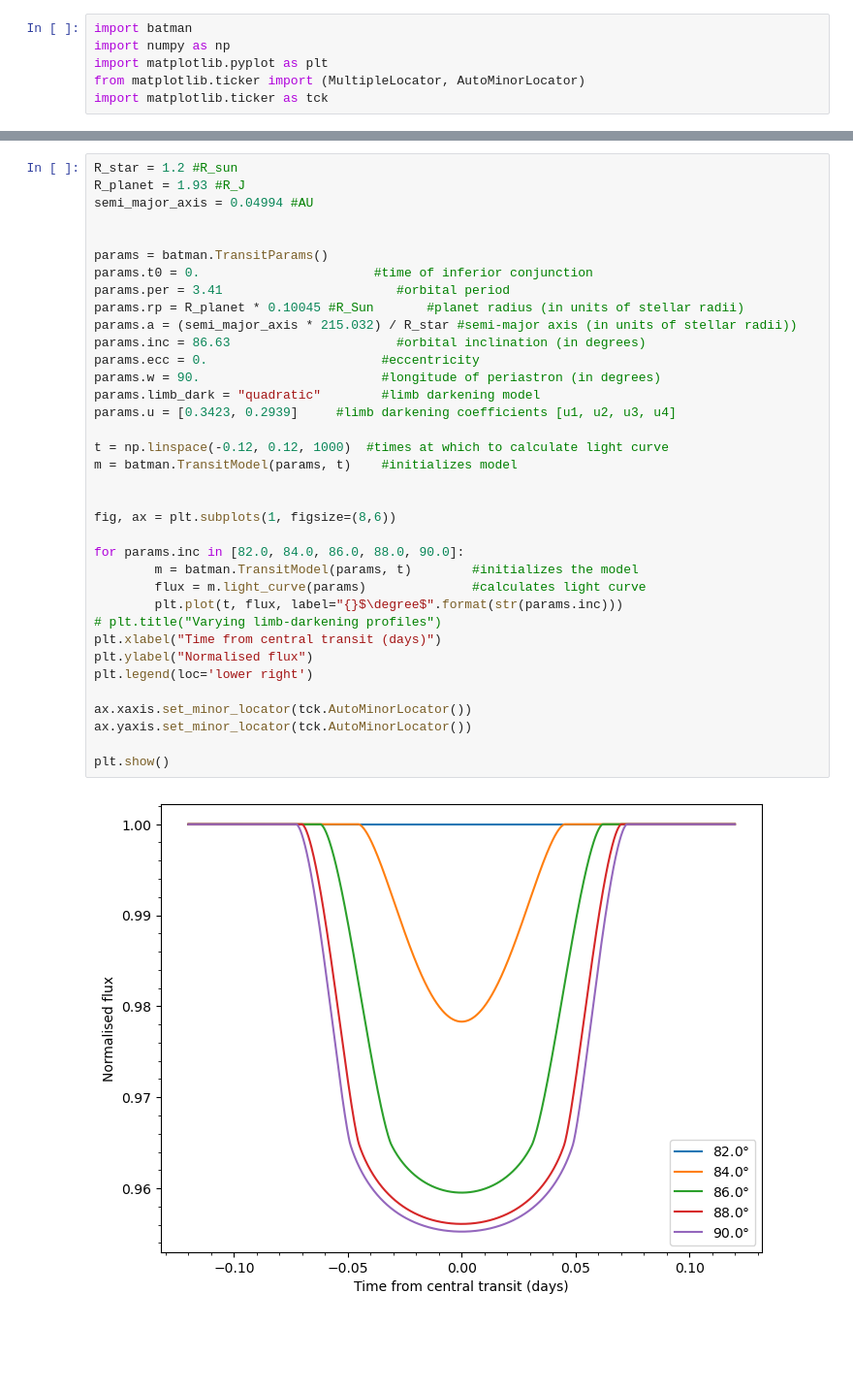
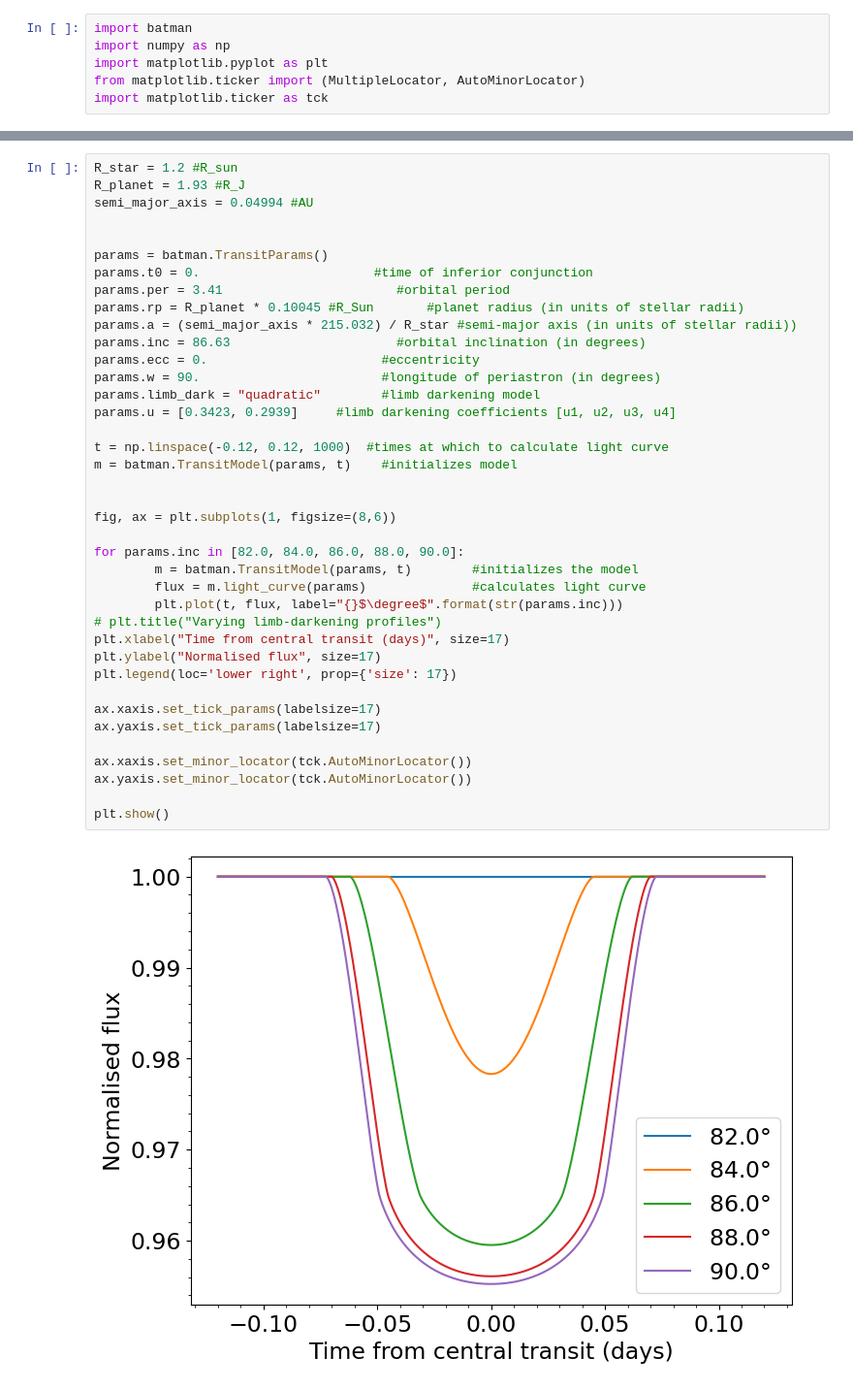
Before and after one commit to hrwakeford/MSci2022_TESS, a Jupyter notebook: BATMAN_code/limb_darkening.ipynb, the cells around one changed output, grey strips where cells are left out. Shown: that part at 97% size. Cells and saved outputs as stored; diff of their text form; blank space fills up the shorter version.

```diff
--- a/BATMAN_code/limb_darkening.ipynb
+++ b/BATMAN_code/limb_darkening.ipynb
@@ -60,34 +63,37 @@ semi_major_axis = 0.04994 #AU
 
 
 params = batman.TransitParams()
 params.t0 = 0.                       #time of inferior conjunction
 params.per = 3.41                       #orbital period
 params.rp = R_planet * 0.10045 #R_Sun       #planet radius (in units of stellar radii)
 params.a = (semi_major_axis * 215.032) / R_star #semi-major axis (in units of stellar radii))
 params.inc = 86.63                      #orbital inclination (in degrees)
 params.ecc = 0.                       #eccentricity
 params.w = 90.                        #longitude of periastron (in degrees)
 params.limb_dark = "quadratic"        #limb darkening model
 params.u = [0.3423, 0.2939]     #limb darkening coefficients [u1, u2, u3, u4]
 
 t = np.linspace(-0.12, 0.12, 1000)  #times at which to calculate light curve
 m = batman.TransitModel(params, t)    #initializes model
 
 
 fig, ax = plt.subplots(1, figsize=(8,6))
 
 for params.inc in [82.0, 84.0, 86.0, 88.0, 90.0]:
         m = batman.TransitModel(params, t)        #initializes the model
         flux = m.light_curve(params)              #calculates light curve
         plt.plot(t, flux, label="{}$\degree$".format(str(params.inc)))
 # plt.title("Varying limb-darkening profiles")
-plt.xlabel("Time from central transit (days)")
-plt.ylabel("Normalised flux")
-plt.legend(loc='lower right')
+plt.xlabel("Time from central transit (days)", size=17)
+plt.ylabel("Normalised flux", size=17)
+plt.legend(loc='lower right', prop={'size': 17})
+
+ax.xaxis.set_tick_params(labelsize=17)
+ax.yaxis.set_tick_params(labelsize=17)
 
 ax.xaxis.set_minor_locator(tck.AutoMinorLocator())
 ax.yaxis.set_minor_locator(tck.AutoMinorLocator())
 
 plt.show()
 # %% [output]
-[figure, old version]
+[figure, new version]
```
Also changed, not shown: parts of 1 cell of this notebook, 32 other files.
